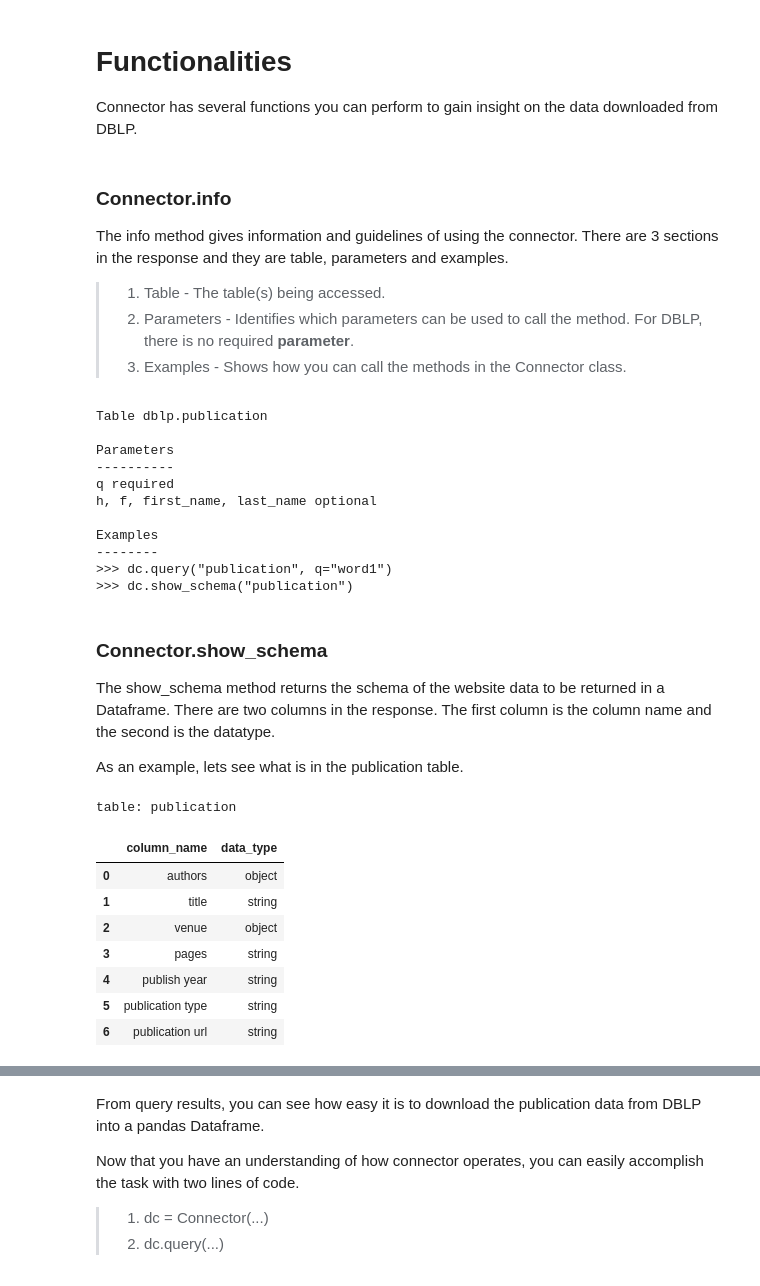
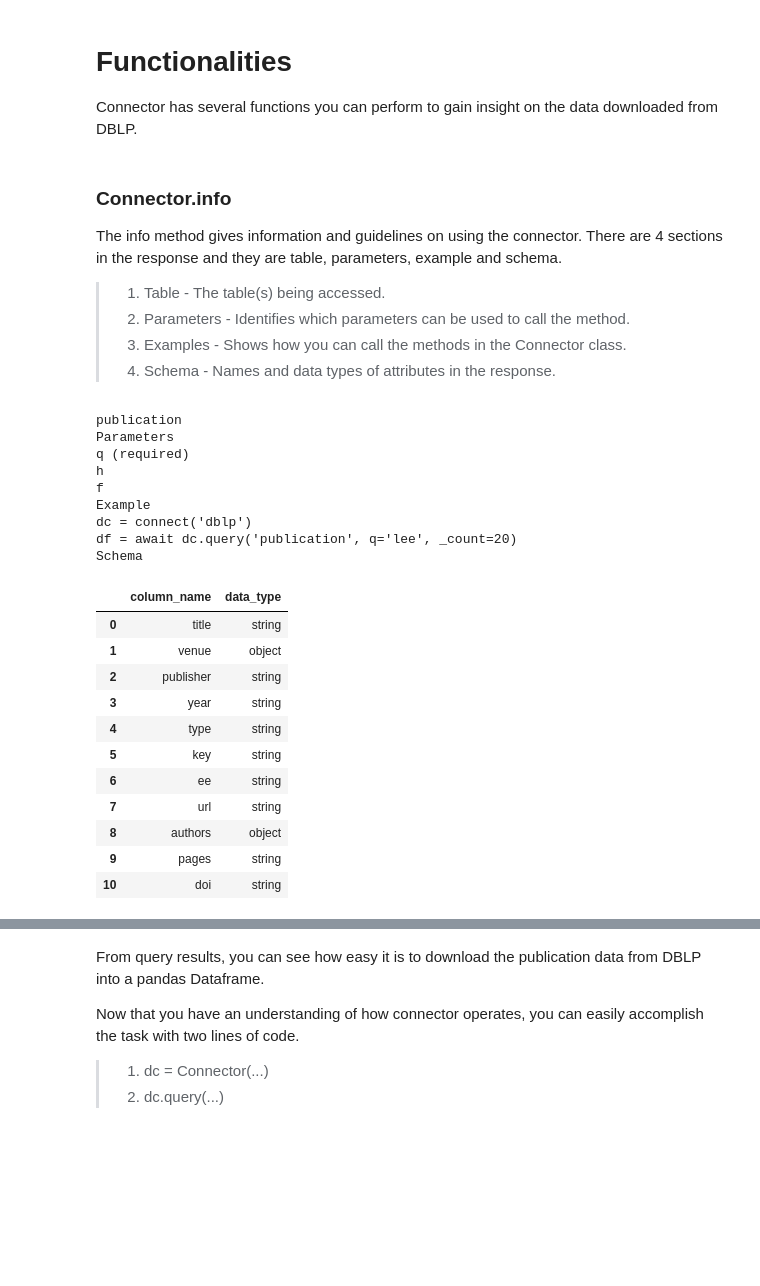
Before and after one commit to sfu-db/dataprep, a Jupyter notebook: examples/DataConnector_DBLP.ipynb, the cells around one changed output, grey strips where cells are left out. Drawn from its saved outputs; the diff is of its cells as text; code cells hidden in the pictures; blank space fills up the shorter version.

Commit message:
docs: update connector examples

```diff
--- a/examples/DataConnector_DBLP.ipynb
+++ b/examples/DataConnector_DBLP.ipynb
@@ -30,41 +32,36 @@ dc = Connector('dblp')
 Connector has several functions you can perform to gain insight on the data downloaded from DBLP.
 # %% [markdown]
 ### Connector.info
-The info method gives information and guidelines of using the connector. There are 3 sections in the response and they are table, parameters and examples.
+The info method gives information and guidelines on using the connector. There are 4 sections in the response and they are table, parameters, example and schema.
+
 >1. Table - The table(s) being accessed.
->2. Parameters - Identifies which parameters can be used to call the method. For DBLP, there is no required **parameter**.
+>2. Parameters - Identifies which parameters can be used to call the method.
 >3. Examples - Shows how you can call the methods in the Connector class.
+>4. Schema - Names and data types of attributes in the response.
-# %%
-dc.info()
-# %% [output]
-Table dblp.publication
-
-Parameters
-----------
-q required
-h, f, first_name, last_name optional
-
-Examples
---------
->>> dc.query("publication", q="word1")
->>> dc.show_schema("publication")
-# %% [markdown]
-### Connector.show_schema
-The show_schema method returns the schema of the website data to be returned in a Dataframe. There are two columns in the response. The first column is the column name and the second is the datatype.
-
-As an example, lets see what is in the publication table.
-# %%
-dc.show_schema("publication")
-# %% [output]
-table: publication
-|  | column_name | data_type |
-| 0 | authors | object |
-| 1 | title | string |
-| 2 | venue | object |
-| 3 | pages | string |
-| 4 | publish year | string |
-| 5 | publication type | string |
-| 6 | publication url | string |
+# %%
+info('dblp')
+# %% [output]
+publication
+Parameters
+q (required)
+h
+f
+Example
+dc = connect('dblp')
+df = await dc.query('publication', q='lee', _count=20)
+Schema
+|  | column_name | data_type |
+| 0 | title | string |
+| 1 | venue | object |
+| 2 | publisher | string |
+| 3 | year | string |
+| 4 | type | string |
+| 5 | key | string |
+| 6 | ee | string |
+| 7 | url | string |
+| 8 | authors | object |
+| 9 | pages | string |
+| 10 | doi | string |
 # %% [markdown]
 ### Connector.query
 The query method downloads the website data and displays it in a Dataframe. The parameters must meet the requirements as indicated in connector.info for the operation to run.
```
Also changed, not shown: parts of 7 cells of this notebook, 4 other files.
